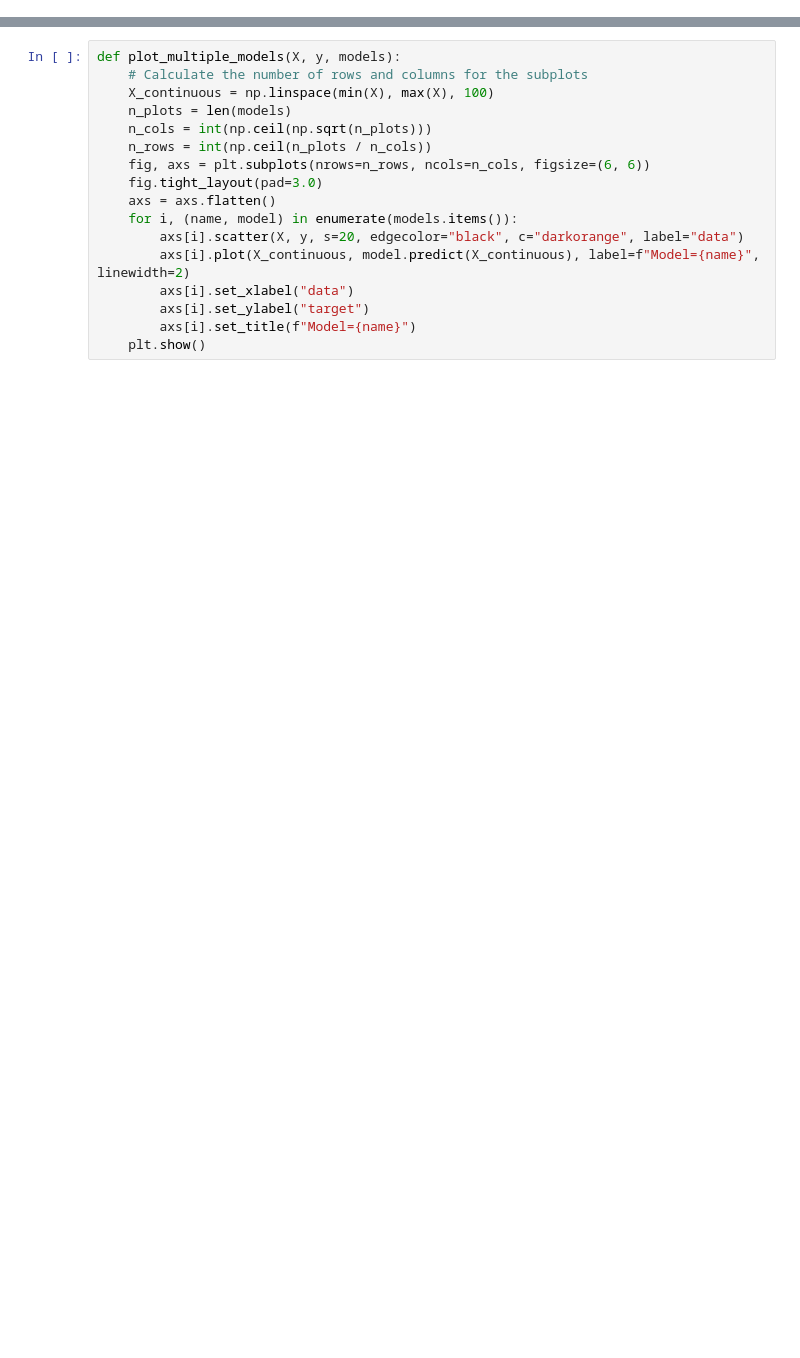
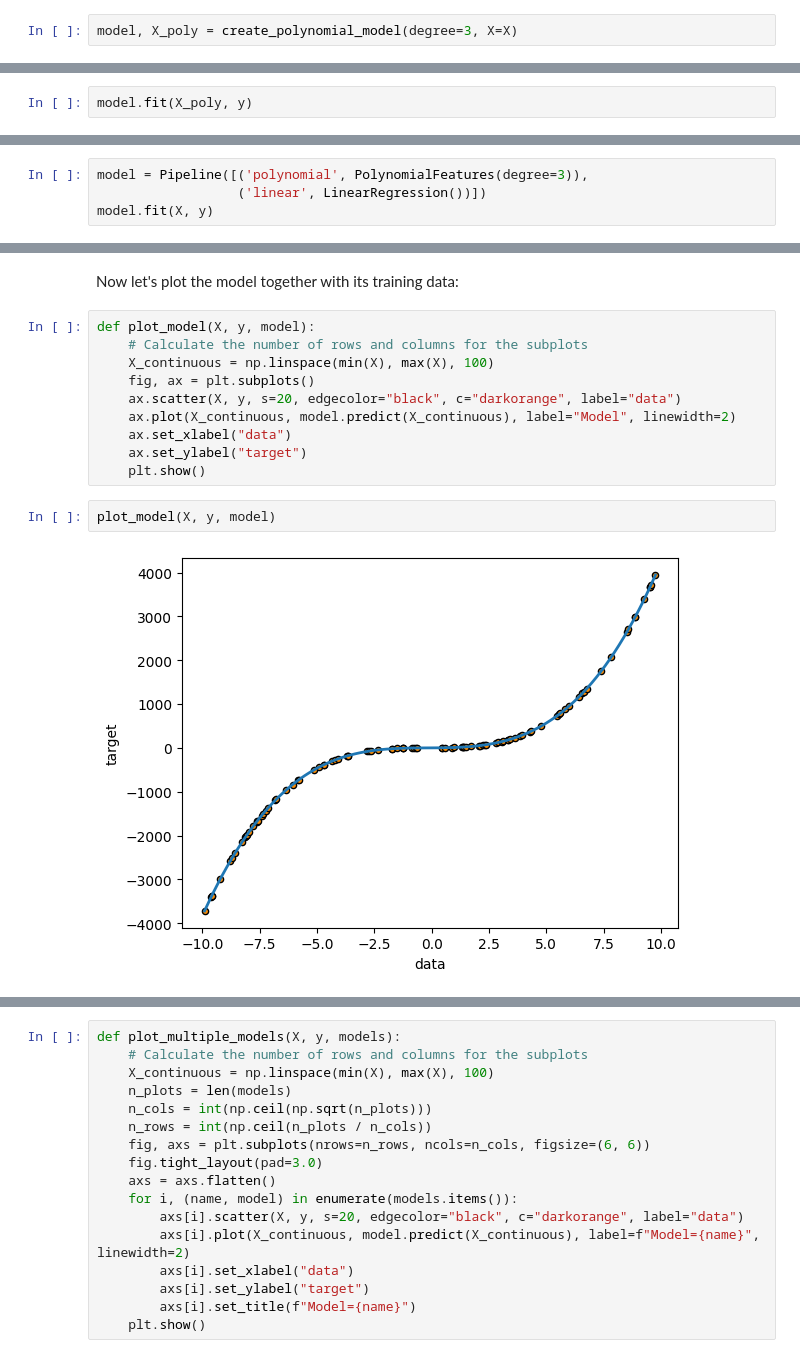
Before and after one commit to sanket238/CSCN8010, a Jupyter notebook: class_notebooks/polynomial_regression/polynomial_regression.ipynb, the cells around one changed output, grey strips where cells are left out. Saved outputs shown, nothing was run; the diff lists cells and outputs as text; blank space fills up the shorter version.

```diff
--- a/class_notebooks/polynomial_regression/polynomial_regression.ipynb
+++ b/class_notebooks/polynomial_regression/polynomial_regression.ipynb
@@ -158,0 +148,2 @@ Intercept: 0.9987712510814754
+# %%
+model, X_poly = create_polynomial_model(degree=3, X=X)
@@ -158,0 +178,2 @@ Intercept: 0.9987712510814754
+# %%
+model.fit(X_poly, y)
@@ -158,0 +215,4 @@ Intercept: 0.9987712510814754
+# %%
+model = Pipeline([('polynomial', PolynomialFeatures(degree=3)),
+                  ('linear', LinearRegression())])
+model.fit(X, y)
@@ -158,0 +246,16 @@ Intercept: 0.9987712510814754
+# %% [markdown]
+Now let's plot the model together with its training data:
+# %%
+def plot_model(X, y, model):
+    # Calculate the number of rows and columns for the subplots
+    X_continuous = np.linspace(min(X), max(X), 100)
+    fig, ax = plt.subplots()
+    ax.scatter(X, y, s=20, edgecolor="black", c="darkorange", label="data")
+    ax.plot(X_continuous, model.predict(X_continuous), label="Model", linewidth=2)
+    ax.set_xlabel("data")
+    ax.set_ylabel("target")
+    plt.show()
+# %%
+plot_model(X, y, model)
+# %% [output]
+[figure, added]
```
Also changed, not shown: parts of 50 cells of this notebook.
